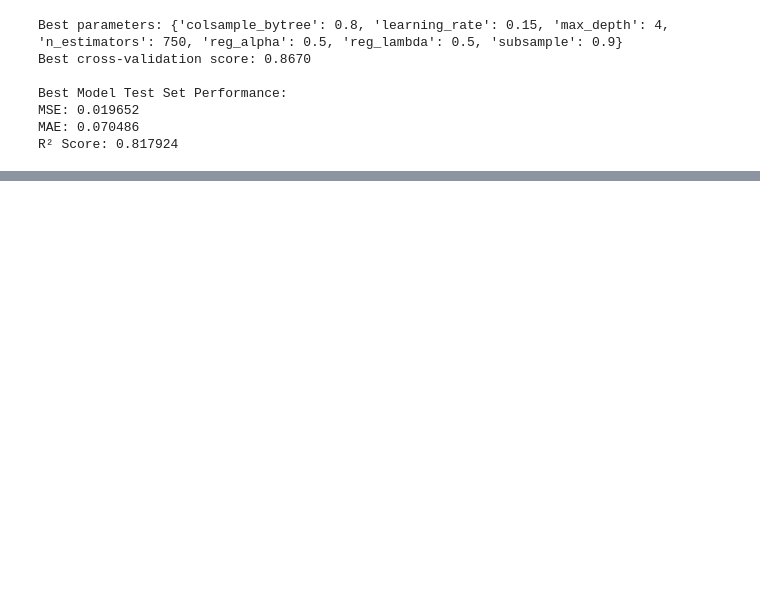
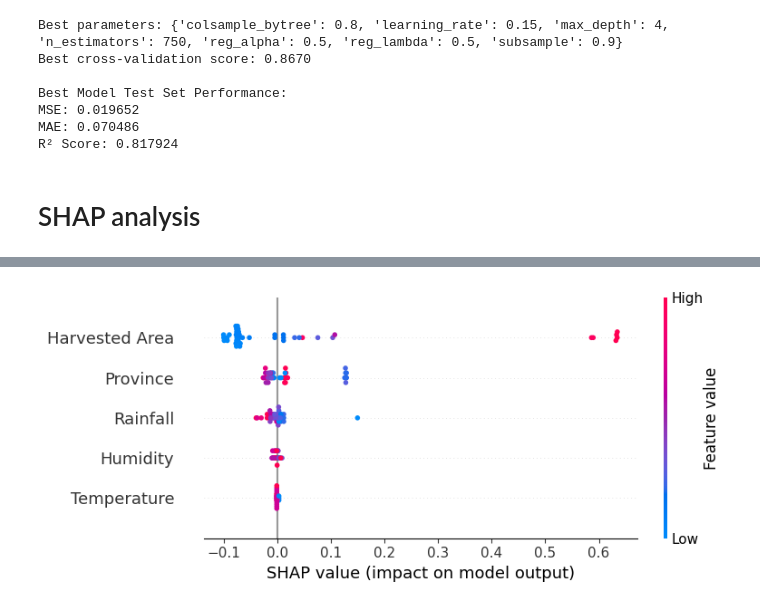
Before and after one commit to Ashwin-Wilson/rice-yield-prediction, a Jupyter notebook: xgboost.ipynb, the cells around one changed output, grey strips where cells are left out. Saved outputs shown, nothing was run; the diff lists cells and outputs as text; code cells hidden in the pictures; blank space fills up the shorter version.

Commit message:
SHAP analysis added in xgboost and lstm batch size changed to 4

```diff
--- a/xgboost.ipynb
+++ b/xgboost.ipynb
@@ -86,9 +86,9 @@ model = XGBRegressor(
     colsample_bytree=0.8,
     learning_rate=0.15,
     max_depth=4,
-    n_estimators= 700,
+    n_estimators= 750,
     reg_alpha=0.5,
-    reg_lambda= 1,
+    reg_lambda= 0.5,
     subsample=0.9
 )
 model.fit(X_train_scaled, y_train_scaled)
@@ -168,3 +187,13 @@ Best Model Test Set Performance:
 MSE: 0.019652
 MAE: 0.070486
 R² Score: 0.817924
+# %% [markdown]
+# SHAP analysis
+# %%
+#shap analysis
+import shap
+shap.initjs()
+explainer = shap.Explainer(model)
+shap_values = explainer.shap_values(X_test_scaled)
+shap.summary_plot(shap_values, X_test_scaled)
+# %% [output]
@@ -170,0 +201 @@ R² Score: 0.817924
+[figure, added]
```
Also changed, not shown: parts of 6 cells of this notebook, 1 other file.
